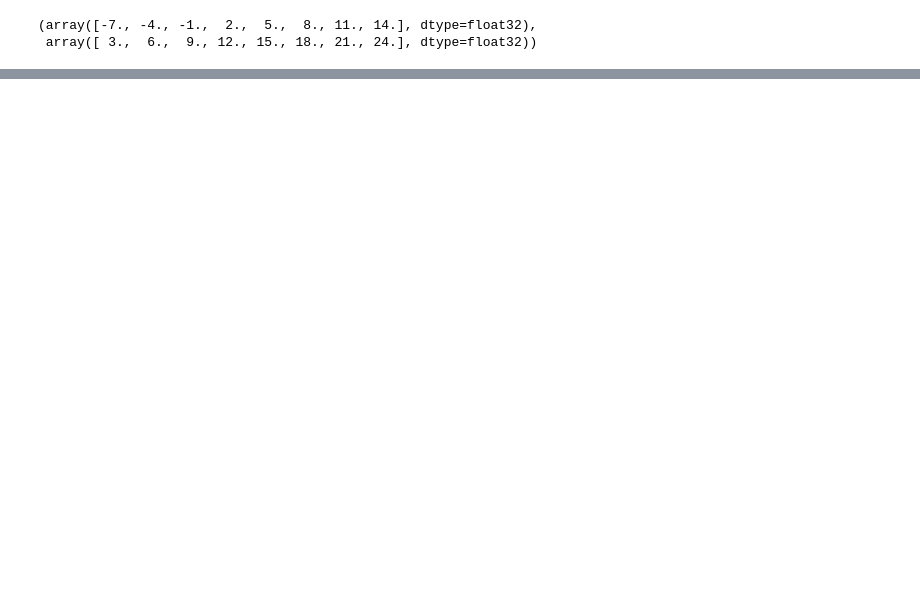
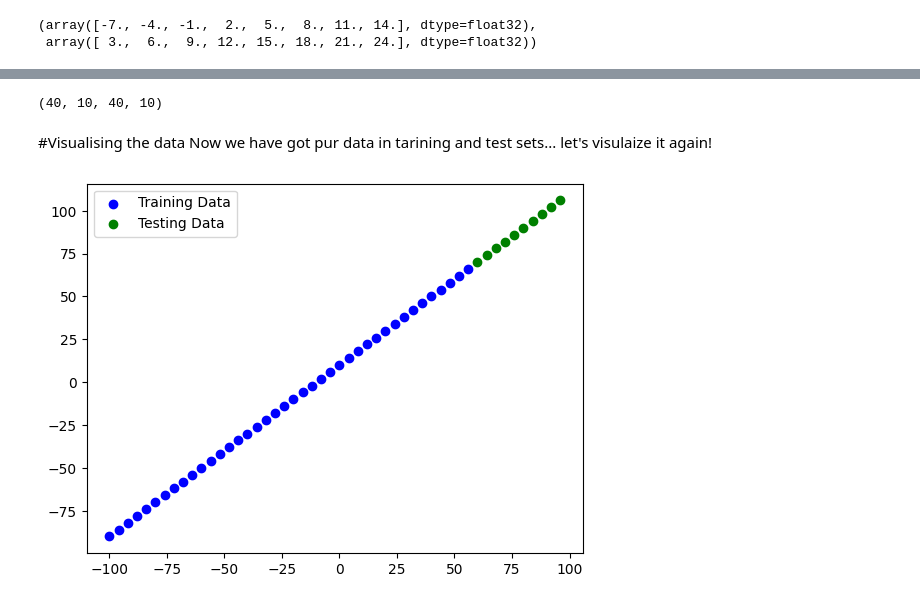
Before and after one commit to 9bishal/Learning-Tensorflow, a Jupyter notebook: neural_network_regression_with_tensorflow.ipynb, the cells around one changed output, grey strips where cells are left out. Saved outputs shown, nothing was run; the diff lists cells and outputs as text; code cells hidden in the pictures; blank space fills up the shorter version.

```diff
--- a/neural_network_regression_with_tensorflow.ipynb
+++ b/neural_network_regression_with_tensorflow.ipynb
@@ -271,0 +332,24 @@ array([[31.607042]], dtype=float32)
+# %%
+x_train=np.array(x[:40])# first 40 are training samples(80% of the total data)
+y_train=np.array(y[:40])
+
+x_test=x[40:]# last 10 are testing samples(20% of the total data)
+y_test=y[40:]
+len(x_train), len(x_test), len(y_train), len(y_test)
+# %% [output]
+(40, 10, 40, 10)
+# %% [markdown]
+#Visualising the data
+Now we have got pur data in tarining and test sets... let's visulaize it again!
+# %%
+# plt.figure(figsize=(10,7))
+#plot training data in blue
+plt.scatter(x_train, y_train, c="b", label="Training Data")
+
+#plot testing data in green
+plt.scatter(x_test, y_test, c="g", label="Testing Data")
+
+#showing the legends
+plt.legend();
+# %% [output]
+[figure, added]
```
Also changed, not shown: parts of 28 cells of this notebook.
